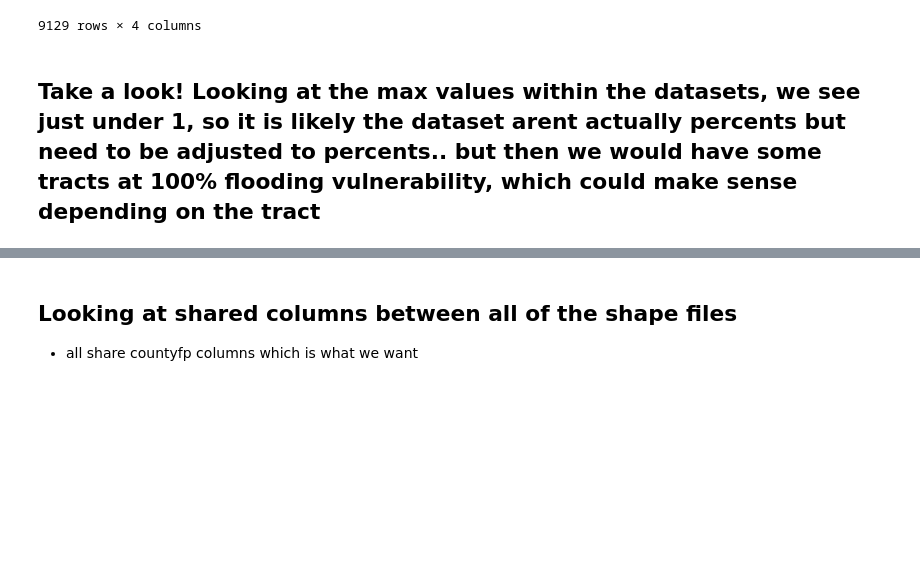
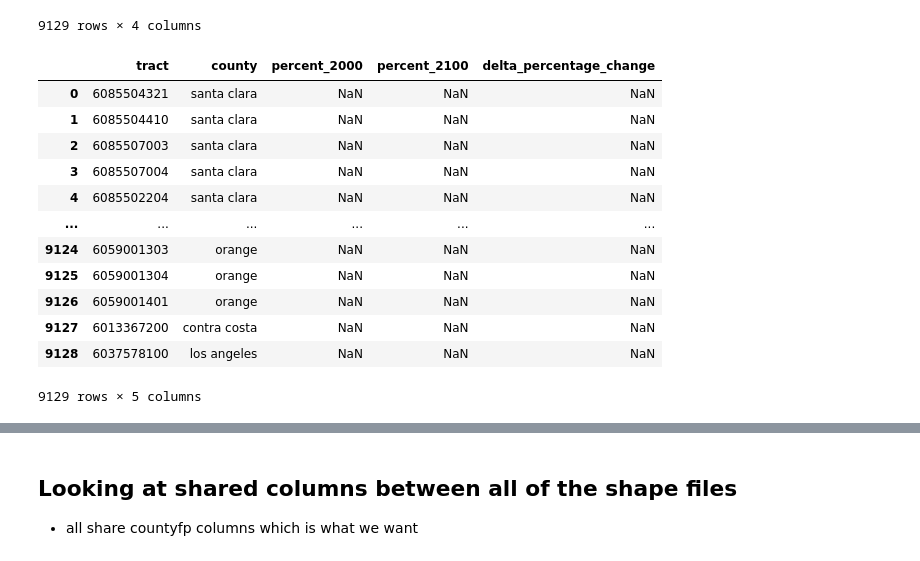
Before and after one commit to Eagle-Rock-Analytics/carb-climate-index, a Jupyter notebook: scripts/data_metric_calc/climate_slr_pacific.ipynb, the cells around one changed output, grey strips where cells are left out. Saved outputs shown, nothing was run; the diff lists cells and outputs as text; code cells hidden in the pictures; blank space fills up the shorter version.

```diff
--- a/scripts/data_metric_calc/climate_slr_pacific.ipynb
+++ b/scripts/data_metric_calc/climate_slr_pacific.ipynb
@@ -174,3 +175,21 @@ future_slr_vulnerability = merged_slr_tracts[['tract', 'county', 'percent_2100']
-# %% [markdown]
-## Take a look! Looking at the max values within the datasets, we see just under 1, so it is likely the dataset arent actually percents but need to be adjusted to percents.. but then we would have some tracts at 100% flooding vulnerability, which could make sense depending on the tract
+# %%
+metric_slr_tracts = merged_slr_tracts
+
+# calculate delta percent change between 2000 and 2100 columns
+metric_slr_tracts['delta_percentage_change'] = (merged_slr_tracts['percent_2100'] - merged_slr_tracts['percent_2000']) * 100
+metric_slr_tracts
+# %% [output]
+|  | tract | county | percent_2000 | percent_2100 | delta_percentage_change |
+| 0 | 6085504321 | santa clara | NaN | NaN | NaN |
+| 1 | 6085504410 | santa clara | NaN | NaN | NaN |
+| 2 | 6085507003 | santa clara | NaN | NaN | NaN |
+| 3 | 6085507004 | santa clara | NaN | NaN | NaN |
+| 4 | 6085502204 | santa clara | NaN | NaN | NaN |
+| ... | ... | ... | ... | ... | ... |
+| 9124 | 6059001303 | orange | NaN | NaN | NaN |
+| 9125 | 6059001304 | orange | NaN | NaN | NaN |
+| 9126 | 6059001401 | orange | NaN | NaN | NaN |
+| 9127 | 6013367200 | contra costa | NaN | NaN | NaN |
+| 9128 | 6037578100 | los angeles | NaN | NaN | NaN |
+9129 rows × 5 columns
 # %%
```
Also changed, not shown: parts of 45 cells of this notebook.
